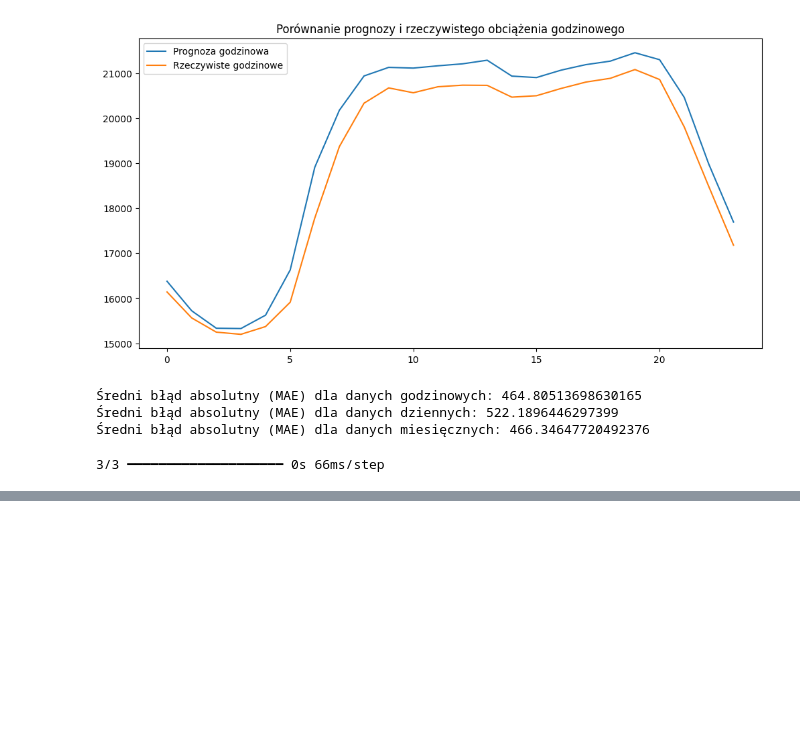
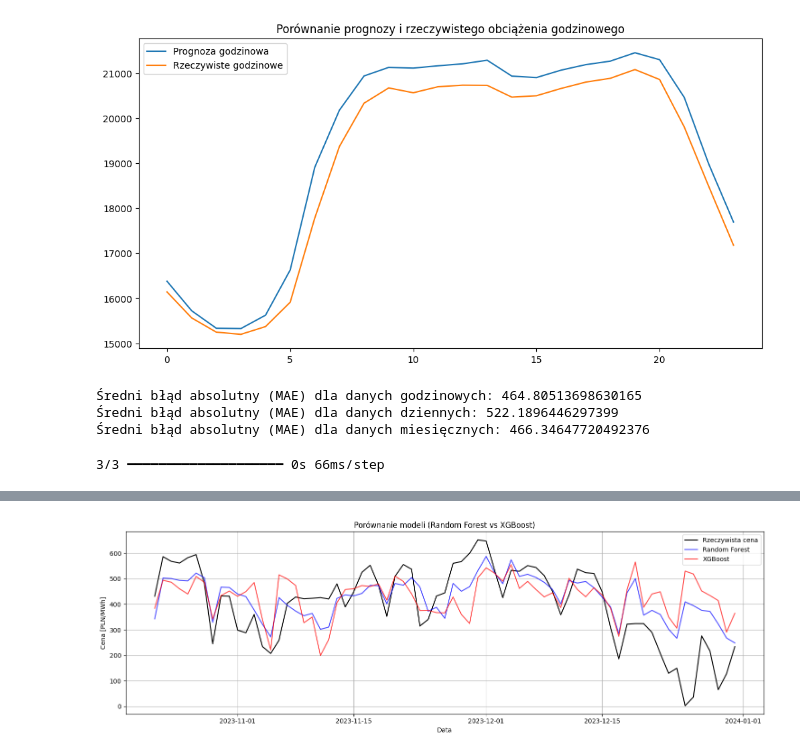
Before and after one commit to MinikPLayer/Kosciuszkon-2025, a Jupyter notebook: backend/seasonal_data/main.ipynb, the cells around one changed output, grey strips where cells are left out. Drawn from its saved outputs; the diff is of its cells as text; code cells hidden in the pictures; blank space fills up the shorter version.

```diff
--- a/backend/seasonal_data/main.ipynb
+++ b/backend/seasonal_data/main.ipynb
@@ -324,0 +505,92 @@ MAE: 99.05, RMSE: 128.46
+# %%
+import pandas as pd
+import numpy as np
+import matplotlib.pyplot as plt
+from sklearn.ensemble import RandomForestRegressor
+from xgboost import XGBRegressor
+from sklearn.metrics import mean_absolute_error, mean_squared_error
+from sklearn.model_selection import train_test_split
+
+# === 1. Wczytanie i przygotowanie danych ===
+df = pd.read_csv('Cena_sprzedazy_energii/PL_CENY_RYN_EN_2023.csv', parse_dates=['Data'])
+df['Data'] = pd.to_datetime(df['Data'], format='%Y%m%d')
+df = df.sort_values('Data')
+
+# Średnia dzienna cena
+daily_df = df.groupby('Data')['RCE'].mean().reset_index()
+daily_df.columns = ['ds', 'y']
+
+# === 2. Tworzenie cech czasowych ===
+def create_features(df):
+    # Opóźnienia (lags)
+    for lag in [1, 2, 3, 7, 14]:
+        df[f'lag_{lag}'] = df['y'].shift(lag)
+
+    # Statystyki kroczące
+    df['rolling_mean_7'] = df['y'].rolling(7).mean()
+    df['rolling_std_7'] = df['y'].rolling(7).std()
+
+    # Cechy czasowe
+    df['day_of_week'] = df['ds'].dt.dayofweek
+    df['month'] = df['ds'].dt.month
+    df['day_of_year'] = df['ds'].dt.dayofyear
+
+    return df.dropna()
+
+daily_df = create_features(daily_df)
+
+# === 3. Podział na zbiór treningowy/testowy ===
+X = daily_df.drop(['ds', 'y'], axis=1)
+y = daily_df['y']
+
+# Podział chronologiczny (zachowując kolejność czasową)
+split_idx = int(len(X) * 0.8)
+X_train, X_test = X.iloc[:split_idx], X.iloc[split_idx:]
+y_train, y_test = y.iloc[:split_idx], y.iloc[split_idx:]
+
+# === 4. Trenowanie modeli ===
+# Random Forest
+rf_model = RandomForestRegressor(n_estimators=100, random_state=42)
+rf_model.fit(X_train, y_train)
+
+# XGBoost
+xgb_model = XGBRegressor(n_estimators=100, learning_rate=0.1, random_state=42)
+xgb_model.fit(X_train, y_train)
+
+# === 5. Predykcje ===
+y_pred_rf = rf_model.predict(X_test)
+y_pred_xgb = xgb_model.predict(X_test)
+
+# === 6. Ocena modeli ===
+def evaluate(y_true, y_pred, model_name):
+    mae = mean_absolute_error(y_true, y_pred)
+    rmse = np.sqrt(mean_squared_error(y_true, y_pred))
+    print(f"{model_name} - MAE: {mae:.2f}, RMSE: {rmse:.2f}")
+
+evaluate(y_test, y_pred_rf, "Random Forest")
+evaluate(y_test, y_pred_xgb, "XGBoost")
+
+# === 7. Wykres ===
+plt.figure(figsize=(15, 5))
+plt.plot(daily_df['ds'].iloc[split_idx:], y_test, label='Rzeczywista cena', color='black')
+plt.plot(daily_df['ds'].iloc[split_idx:], y_pred_rf, label='Random Forest', color='blue', alpha=0.7)
+plt.plot(daily_df['ds'].iloc[split_idx:], y_pred_xgb, label='XGBoost', color='red', alpha=0.7)
+plt.title('Porównanie modeli (Random Forest vs XGBoost)')
+plt.xlabel('Data')
+plt.ylabel('Cena [PLN/MWh]')
+plt.legend()
+plt.grid(True)
+plt.tight_layout()
+plt.show()
+
+# === 8. Analiza różnic ===
+diff_df = pd.DataFrame({
+    'Data': daily_df['ds'].iloc[split_idx:].values,
+    'Rzeczywista_cena': y_test.values,
+    'Random_Forest': y_pred_rf,
+    'XGBoost': y_pred_xgb,
+    'Błąd_RF': y_pred_rf - y_test.values,
+    'Błąd_XGB': y_pred_xgb - y_test.values
+})
+print(diff_df.head(10))
+# %% [output]
@@ -324,0 +599 @@ MAE: 99.05, RMSE: 128.46
+[figure, added]
```
Also changed, not shown: parts of 13 cells of this notebook, 37 other files.
